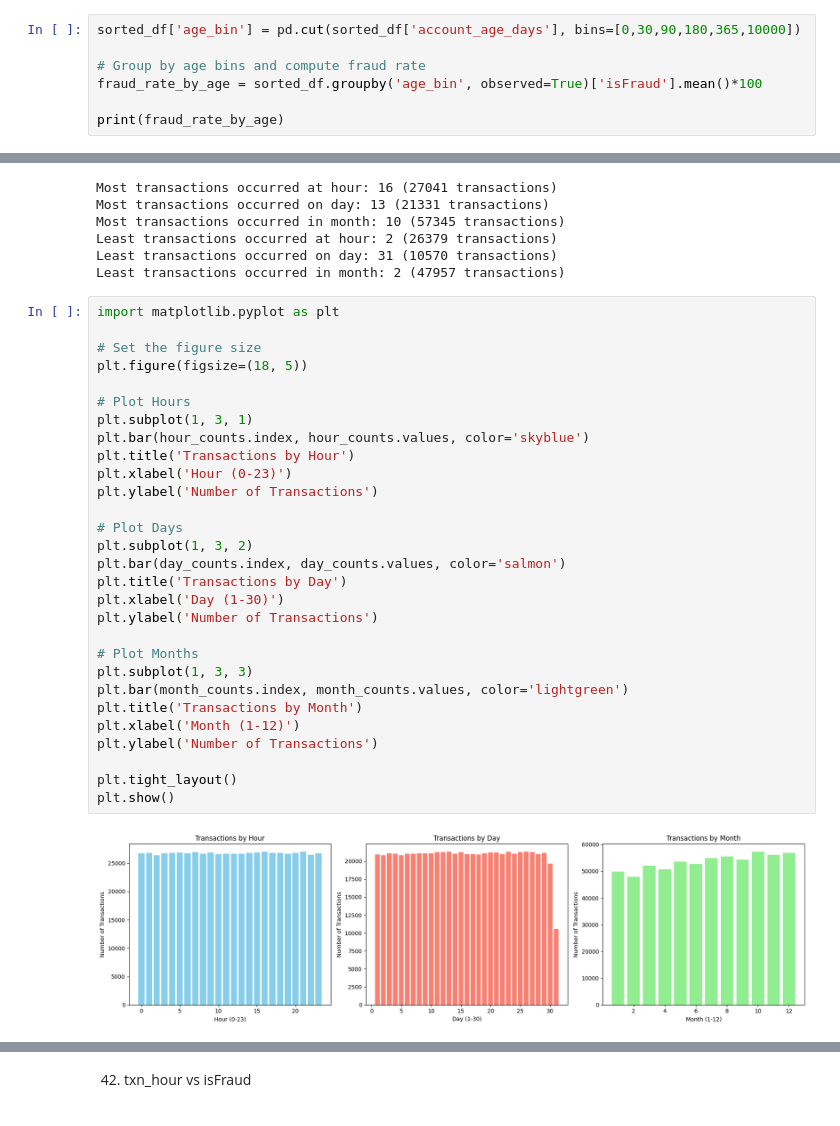
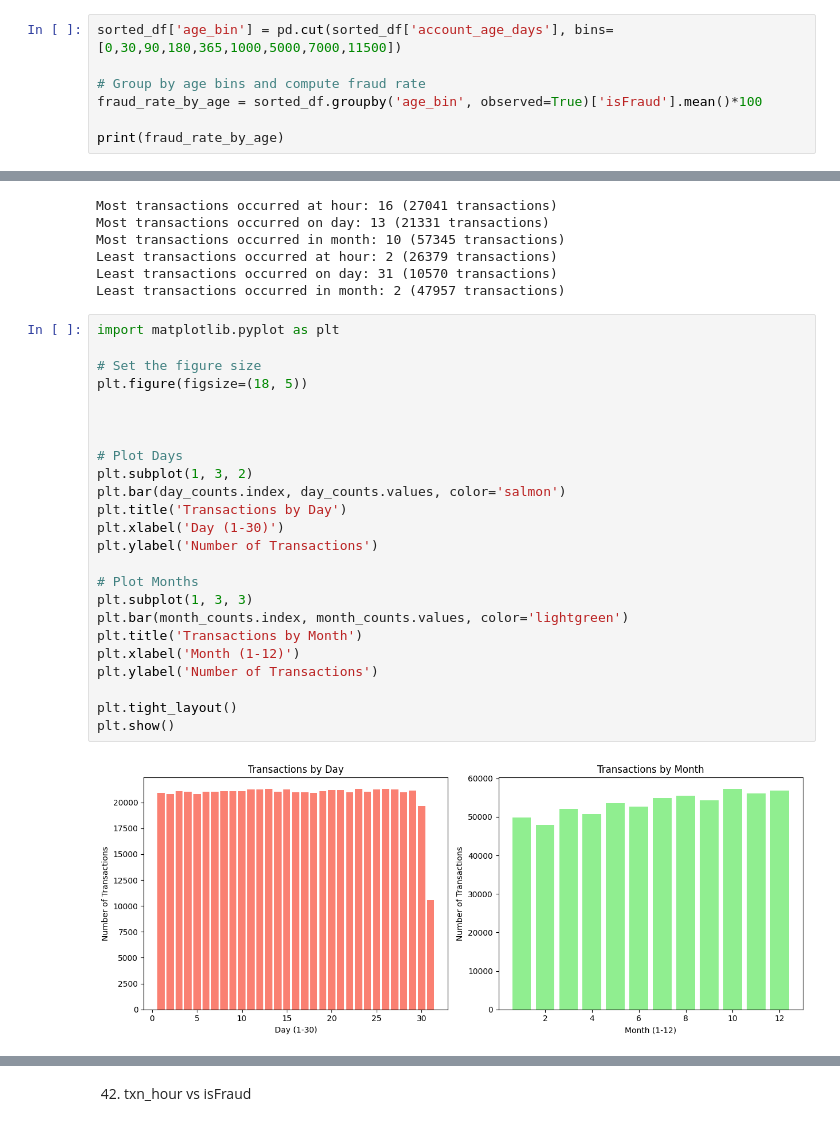
Before and after one commit to AsmitaOjha/Internship_ExtensoData_Work, a Jupyter notebook: Projects/Task_3_EDA/notebook/EDA_Questions.ipynb, the cells around one changed output, grey strips where cells are left out. Drawn from its saved outputs; the diff is of its cells as text.

```diff
--- a/Projects/Task_3_EDA/notebook/EDA_Questions.ipynb
+++ b/Projects/Task_3_EDA/notebook/EDA_Questions.ipynb
@@ -1672,7 +1687,7 @@ print(sorted_df[['accountNumber', 'account_age_days']].sort_values(by='account_a
 # %% [markdown]
 40. Do newer accounts have more fraud compared to older ones?
 # %%
-sorted_df['age_bin'] = pd.cut(sorted_df['account_age_days'], bins=[0,30,90,180,365,10000])
+sorted_df['age_bin'] = pd.cut(sorted_df['account_age_days'], bins=[0,30,90,180,365,1000,5000,7000,11500])
 
 # Group by age bins and compute fraud rate
 fraud_rate_by_age = sorted_df.groupby('age_bin', observed=True)['isFraud'].mean()*100
@@ -1724,31 +1742,26 @@ Least transactions occurred in month: 2 (47957 transactions)
 # %%
 import matplotlib.pyplot as plt
 
 # Set the figure size
 plt.figure(figsize=(18, 5))
 
-# Plot Hours
-plt.subplot(1, 3, 1)
-plt.bar(hour_counts.index, hour_counts.values, color='skyblue')
-plt.title('Transactions by Hour')
-plt.xlabel('Hour (0-23)')
-plt.ylabel('Number of Transactions')
+
 
 # Plot Days
 plt.subplot(1, 3, 2)
 plt.bar(day_counts.index, day_counts.values, color='salmon')
 plt.title('Transactions by Day')
 plt.xlabel('Day (1-30)')
 plt.ylabel('Number of Transactions')
 
 # Plot Months
 plt.subplot(1, 3, 3)
 plt.bar(month_counts.index, month_counts.values, color='lightgreen')
 plt.title('Transactions by Month')
 plt.xlabel('Month (1-12)')
 plt.ylabel('Number of Transactions')
 
 plt.tight_layout()
 plt.show()
 # %% [output]
-[figure, old version]
+[figure, new version]
```
Also changed, not shown: parts of 10 cells of this notebook, 4 other files.
